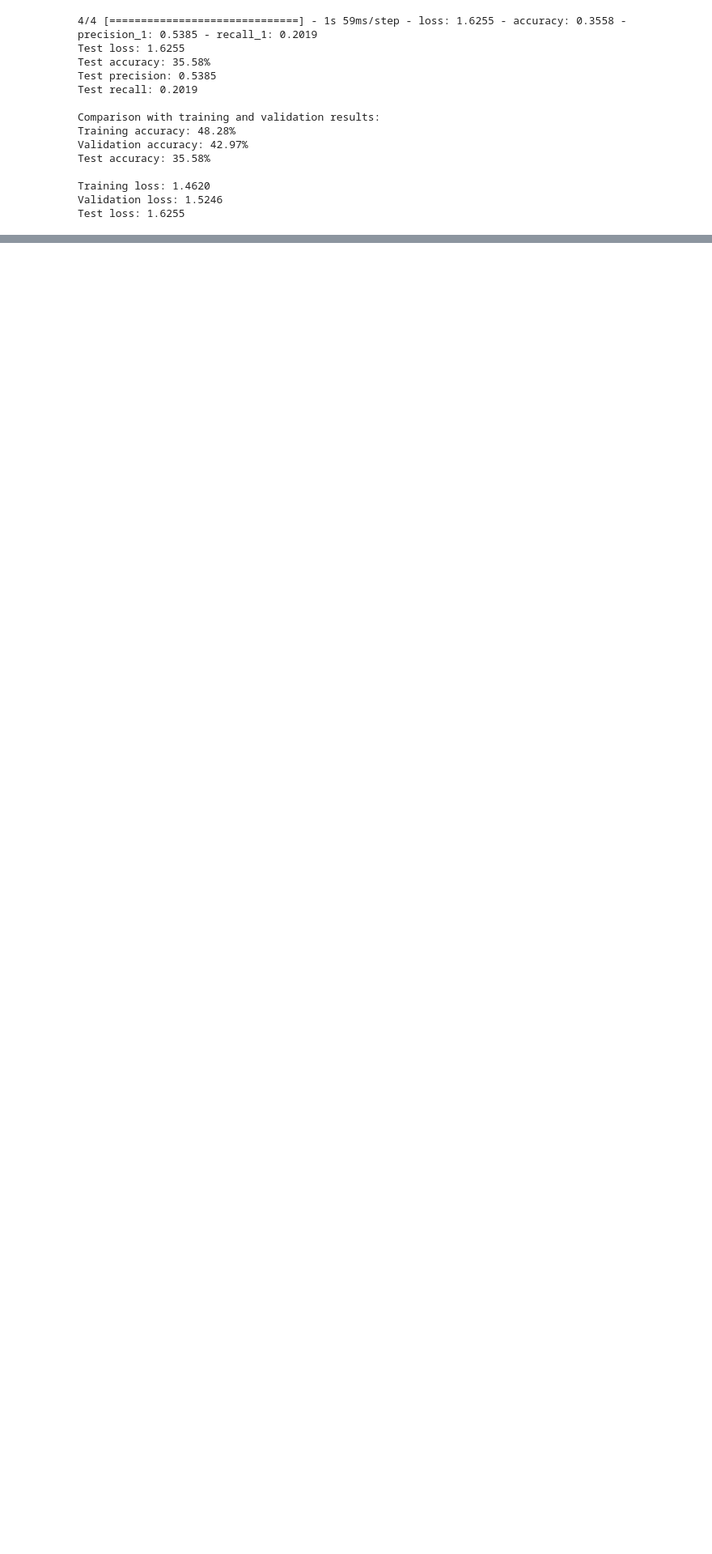
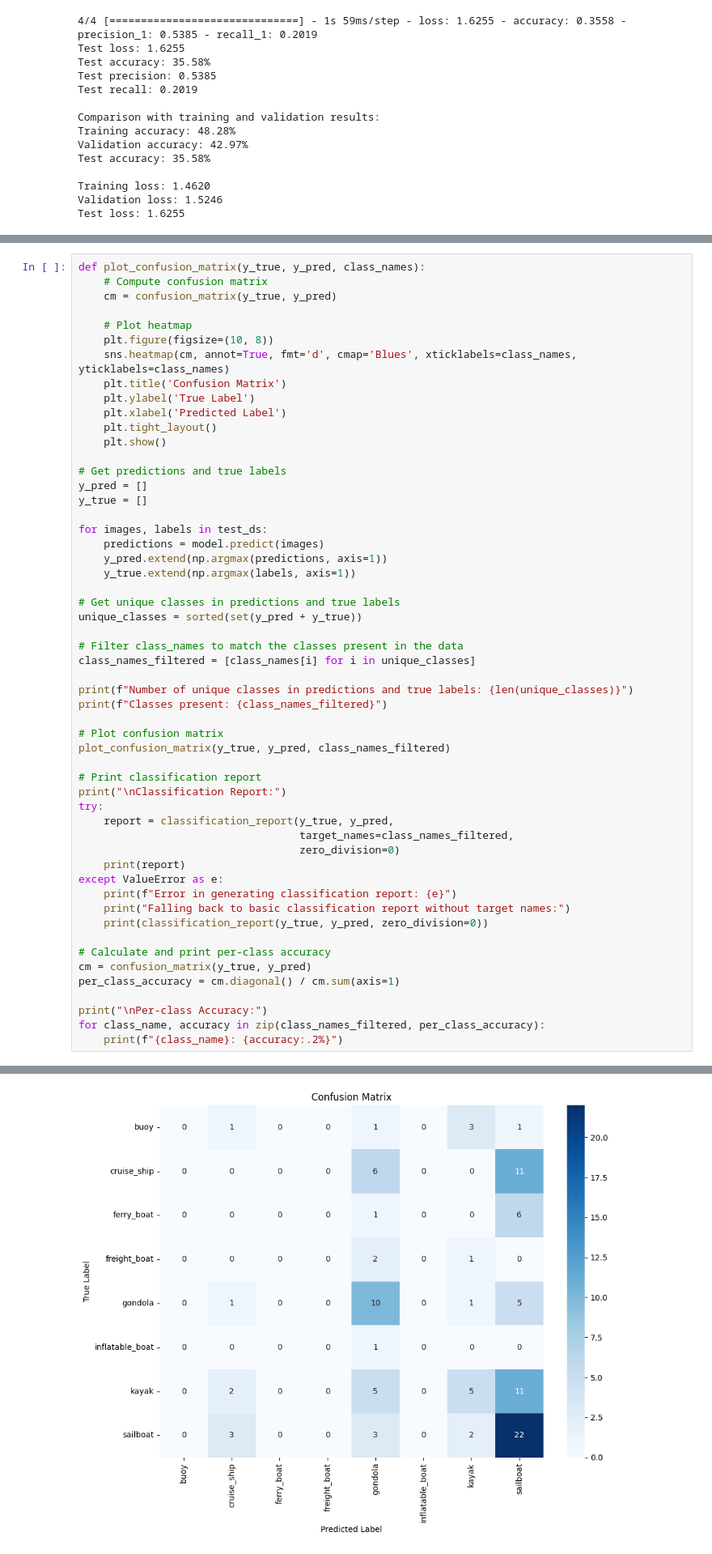
Before and after one commit to toddwalters/pgaiml-python-coding-examples, a Jupyter notebook: deep-learning/projects/automatingPortOperations/1714053668_ToddWalters_project_automating_port_operations.ipynb, the cells around one changed output, grey strips where cells are left out. Shown at 81% size. Cells and saved outputs as stored; diff of their text form; blank space fills up the shorter version.

```diff
--- a/deep-learning/projects/automatingPortOperations/1714053668_ToddWalters_project_automating_port_operations.ipynb
+++ b/deep-learning/projects/automatingPortOperations/1714053668_ToddWalters_project_automating_port_operations.ipynb
@@ -721,0 +745,55 @@ Test loss: 1.6255
+# %%
+def plot_confusion_matrix(y_true, y_pred, class_names):
+    # Compute confusion matrix
+    cm = confusion_matrix(y_true, y_pred)
+
+    # Plot heatmap
+    plt.figure(figsize=(10, 8))
+    sns.heatmap(cm, annot=True, fmt='d', cmap='Blues', xticklabels=class_names, yticklabels=class_names)
+    plt.title('Confusion Matrix')
+    plt.ylabel('True Label')
+    plt.xlabel('Predicted Label')
+    plt.tight_layout()
+    plt.show()
+
+# Get predictions and true labels
+y_pred = []
+y_true = []
+
+for images, labels in test_ds:
+    predictions = model.predict(images)
+    y_pred.extend(np.argmax(predictions, axis=1))
+    y_true.extend(np.argmax(labels, axis=1))
+
+# Get unique classes in predictions and true labels
+unique_classes = sorted(set(y_pred + y_true))
+
+# Filter class_names to match the classes present in the data
+class_names_filtered = [class_names[i] for i in unique_classes]
+
+print(f"Number of unique classes in predictions and true labels: {len(unique_classes)}")
+print(f"Classes present: {class_names_filtered}")
+
+# Plot confusion matrix
+plot_confusion_matrix(y_true, y_pred, class_names_filtered)
+
+# Print classification report
+print("\nClassification Report:")
+try:
+    report = classification_report(y_true, y_pred,
+                                   target_names=class_names_filtered,
+                                   zero_division=0)
+    print(report)
+except ValueError as e:
+    print(f"Error in generating classification report: {e}")
+    print("Falling back to basic classification report without target names:")
+    print(classification_report(y_true, y_pred, zero_division=0))
+
+# Calculate and print per-class accuracy
+cm = confusion_matrix(y_true, y_pred)
+per_class_accuracy = cm.diagonal() / cm.sum(axis=1)
+
+print("\nPer-class Accuracy:")
+for class_name, accuracy in zip(class_names_filtered, per_class_accuracy):
+    print(f"{class_name}: {accuracy:.2%}")
+# %% [output]
@@ -721,0 +806 @@ Test loss: 1.6255
+[figure, added]
```
Also changed, not shown: parts of 30 cells of this notebook.
